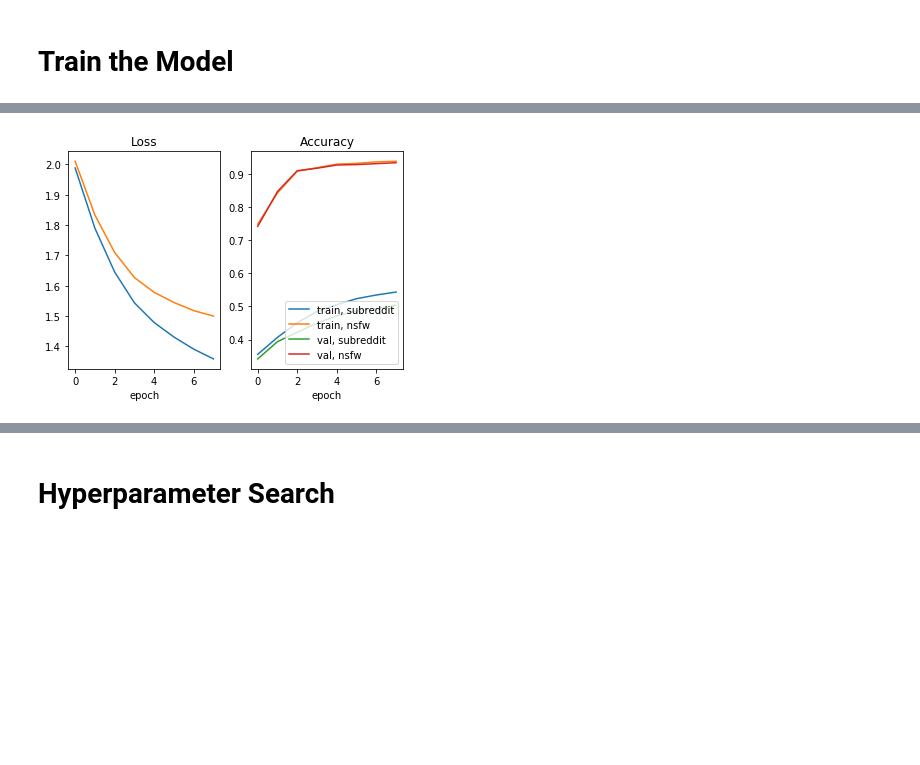
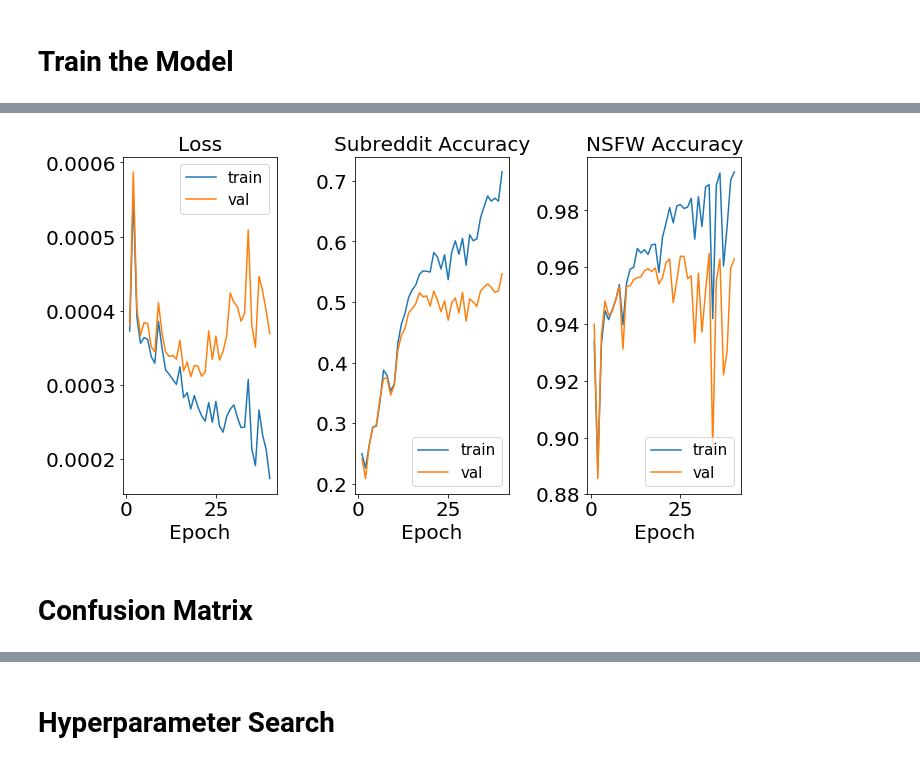
Before and after one commit to mohitrgiit/CS-231N-Final-Project, a Jupyter notebook: src/models/ResNet_multitask.ipynb, the cells around one changed output, grey strips where cells are left out. Drawn from its saved outputs; the diff is of its cells as text; code cells hidden in the pictures; blank space fills up the shorter version.

Commit message:
Trained well

```diff
--- a/src/models/ResNet_multitask.ipynb
+++ b/src/models/ResNet_multitask.ipynb
@@ -171,9 +174,9 @@ class ResNet(MulticlassModel):
 # Create model instance
 tf.reset_default_graph()
 
-train_config = TrainConfig(num_epochs=8,
+train_config = TrainConfig(num_epochs=40,
                     train_batch_size=64,
-                    lr_decay = 0.95,
+                    lr_decay = 0.90,
                     print_every=100,
                     saver_address=r'../../parameters/',
                     save_file_name = 'ResNet_multitask')
@@ -191,5 +206,8 @@ Epoch 1 training finished in 59.178611 seconds
 # %%
 # Plot Loss and Accuracy
-model.plot_loss_acc(data)
+model.plot_loss_acc(data, save_address = '../../plots/', save_name = 'multitask_history', \
+    title_font = 20, tick_font = 20, legend_font = 15, axis_font = 20)
 # %% [output]
-[figure, old version]
+[figure, new version]
+# %% [markdown]
+# Confusion Matrix
```
Also changed, not shown: parts of 5 cells of this notebook.
